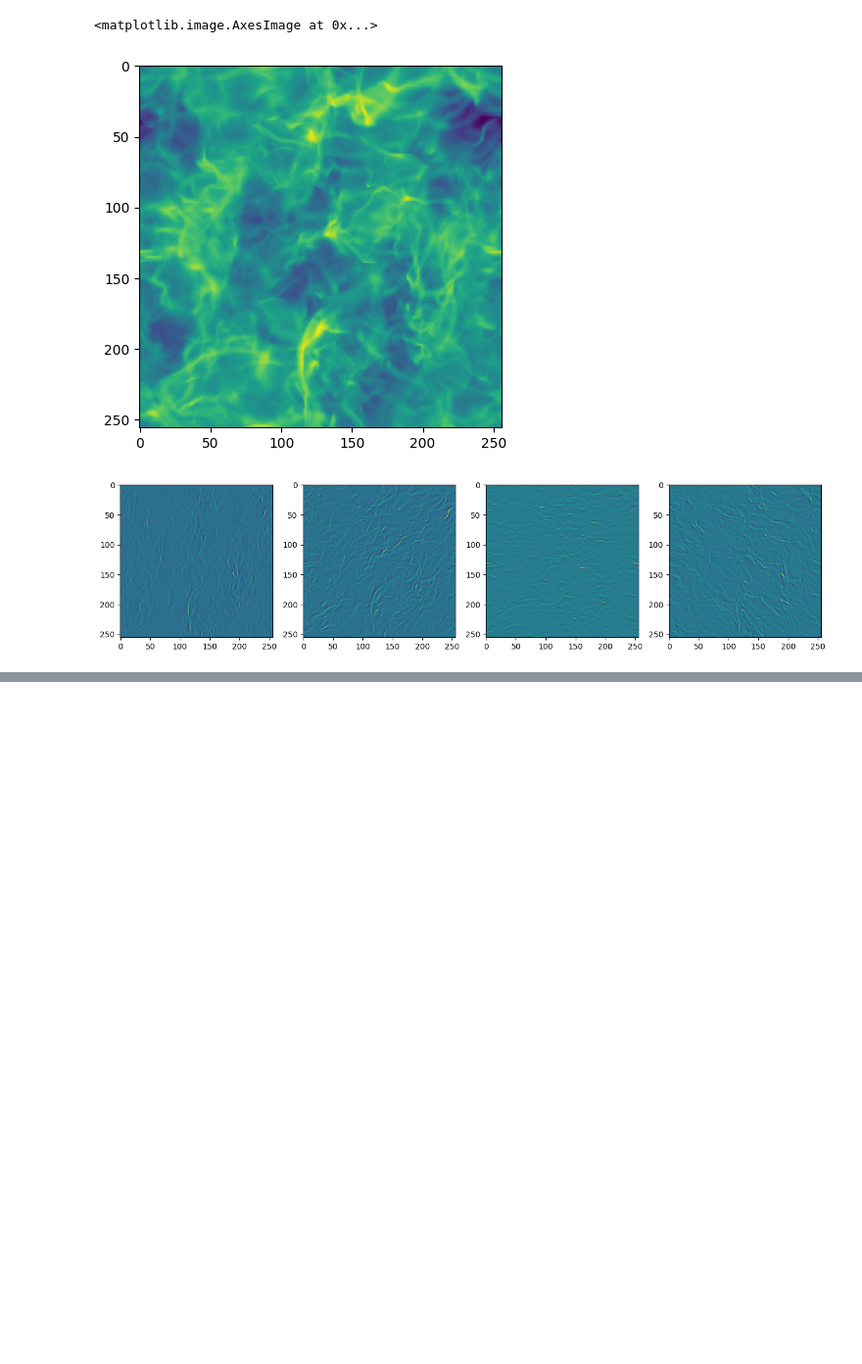
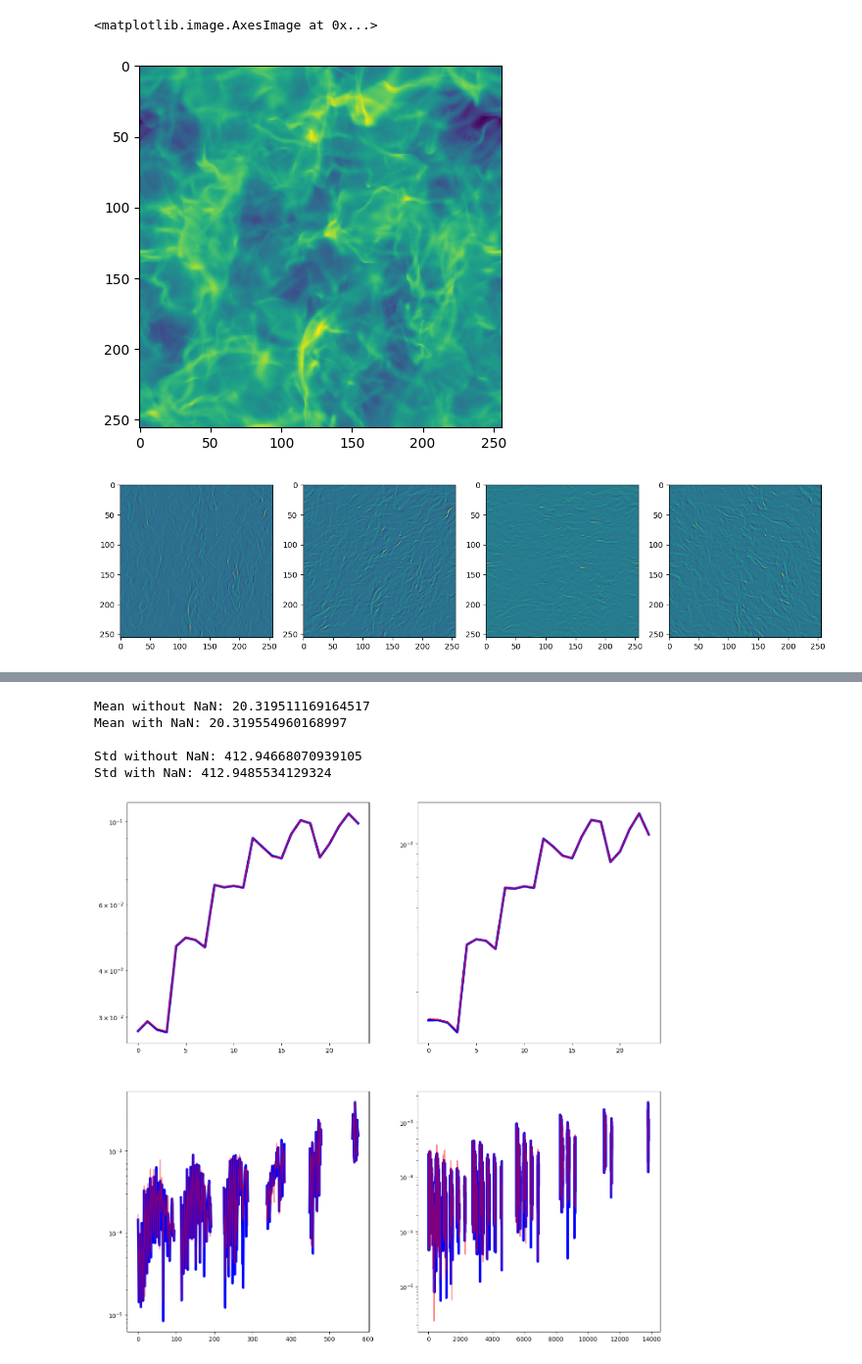
Before and after one commit to camilledussauchoy-glitch/STL-Dev_Camille, a Jupyter notebook: docs/user_notebook.ipynb, the cells around one changed output, grey strips where cells are left out. Shown at 98% size. Saved outputs shown, nothing was run; the diff lists cells and outputs as text; code cells hidden in the pictures; blank space fills up the shorter version.

```diff
--- a/docs/user_notebook.ipynb
+++ b/docs/user_notebook.ipynb
@@ -82,0 +110,45 @@ l_data = DataClass(tmp, pbc=True)
+# %%
+# get a ST operator from the data class with NaN values
+st_op_nan = data_nan.get_ST_op(downsample_nan_weight_threshold=0.33, replace_nan_value=torch.nan)
+
+# apply the ST operator to the data with NaN values
+st_data_nan = st_op_nan.apply(data_nan)
+# %%
+# Compare mean and std values
+print("Mean without NaN:", st_data.mean.item())
+print("Mean with NaN:", st_data_nan.mean.item())
+print()
+print("Std without NaN:", st_data.var.item())
+print("Std with NaN:", st_data_nan.var.item())
+plt.figure(figsize=(16,16))
+
+# Plot and compare S1 coefficients (without and with NaN)
+plt.subplot(2,2,1)
+plt.plot(st_data.S1.cpu().numpy().flatten(),color='b',lw=4)
+plt.plot(st_data_nan.S1.cpu().numpy().flatten(),color='r')
+plt.yscale('log')
+
+# Plot and compare S2 coefficients (without and with NaN)
+plt.subplot(2,2,2)
+plt.plot(st_data.S2.cpu().numpy().flatten(),color='b',lw=4)
+plt.plot(st_data_nan.S2.cpu().numpy().flatten(),color='r')
+plt.yscale('log')
+
+# Plot and compare S3 coefficients (without and with NaN)
+plt.subplot(2,2,3)
+plt.plot(st_data.S3.abs().cpu().numpy().flatten(),color='b',lw=4)
+plt.plot(st_data_nan.S3.abs().cpu().numpy().flatten(),color='r', alpha=0.5)
+plt.yscale('log')
+
+# Plot and compare S4 coefficients (without and with NaN)
+plt.subplot(2,2,4)
+plt.plot(st_data.S4.abs().cpu().numpy().flatten(),color='b',lw=4)
+plt.plot(st_data_nan.S4.cpu().abs().numpy().flatten(),color='r', alpha=0.5)
+plt.yscale('log')
+# %% [output]
+Mean without NaN: 20.319511169164517
+Mean with NaN: 20.319554960168997
+
+Std without NaN: 412.94668070939105
+Std with NaN: 412.9485534129324
+[figure, added]
```
Also changed, not shown: parts of 13 cells of this notebook, 4 other files.
